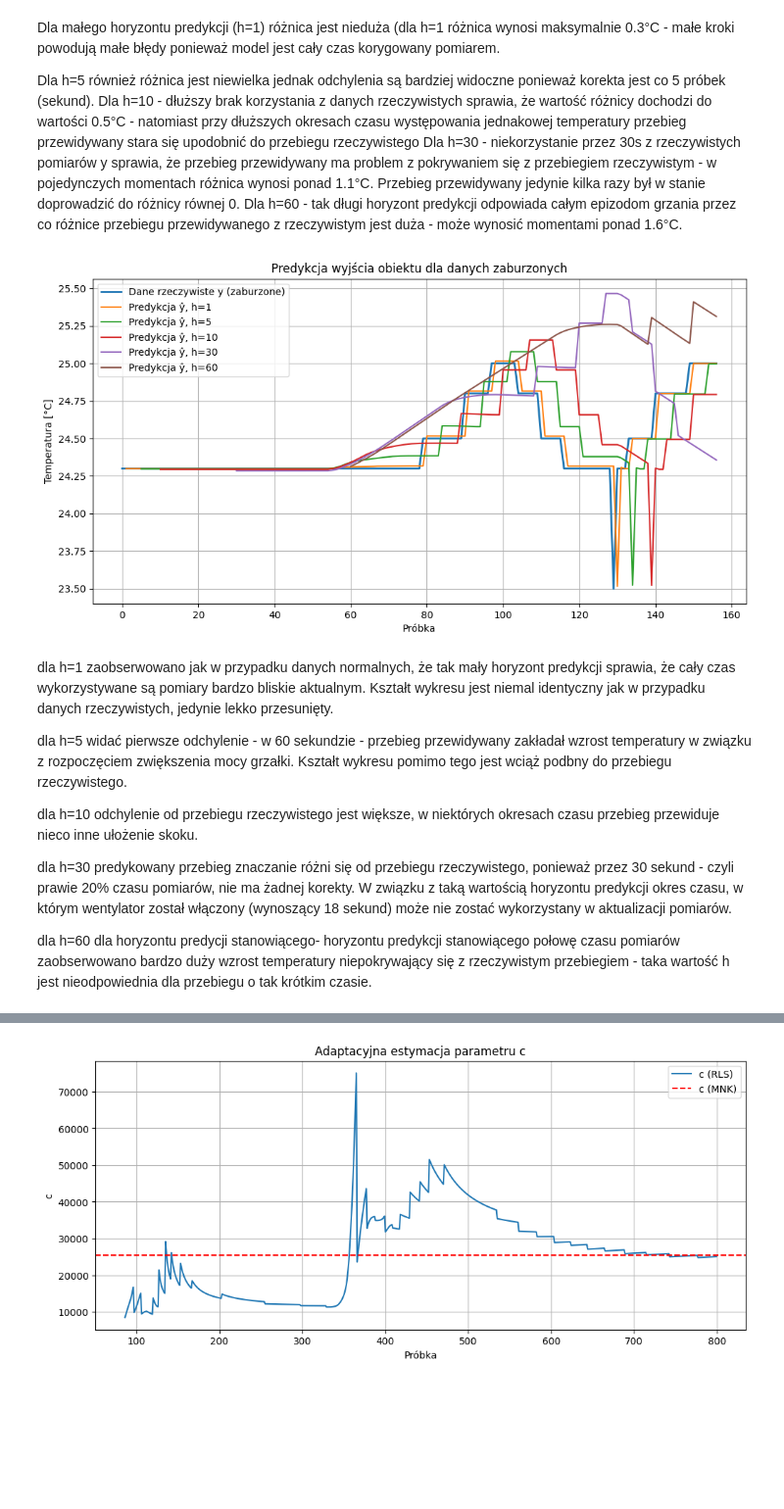
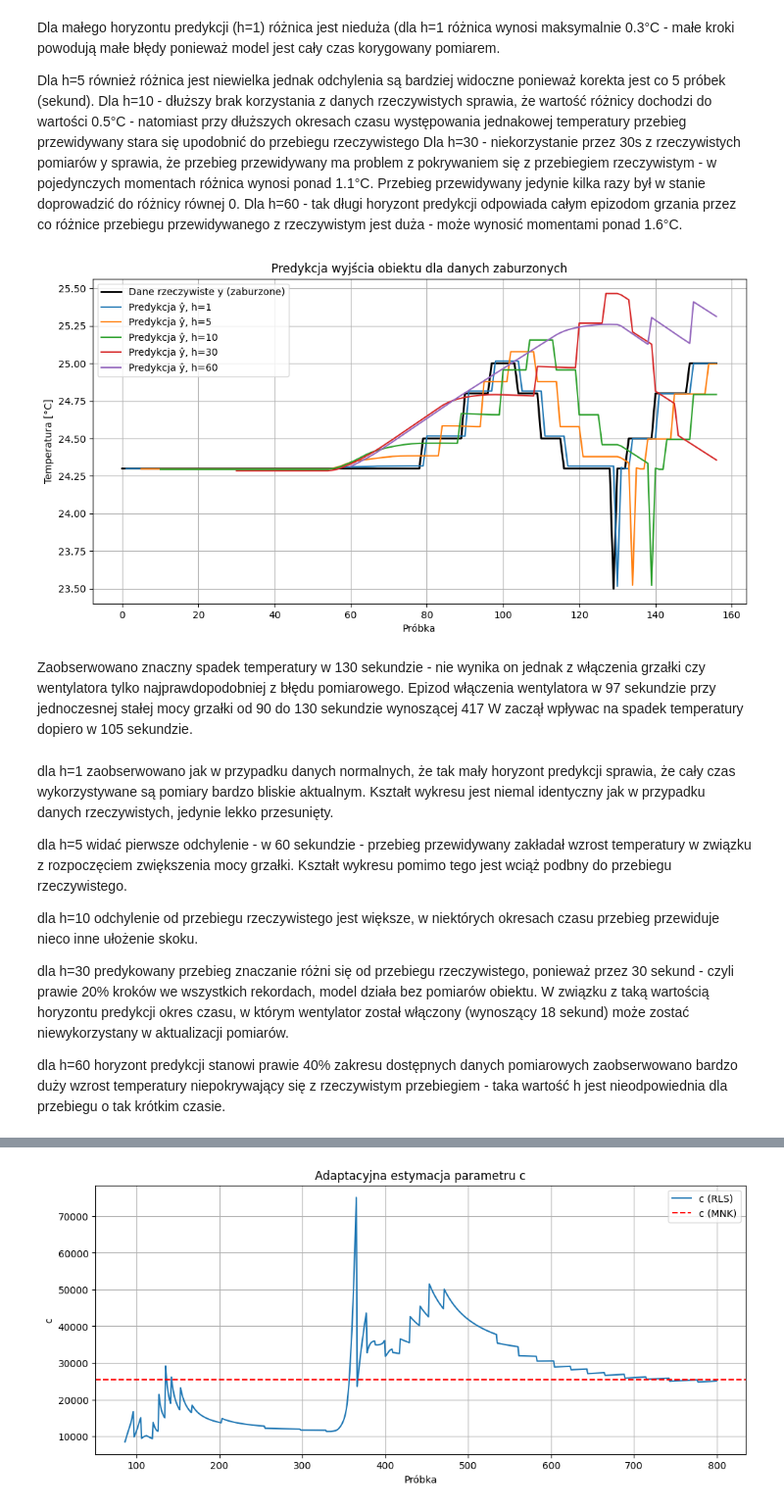
Before and after one commit to lenaskiba22/projekt_pip, a Jupyter notebook: pip_zadanie4.ipynb, the cells around one changed output, grey strips where cells are left out. Shown at 98% size. Saved outputs shown, nothing was run; the diff lists cells and outputs as text; code cells hidden in the pictures; blank space fills up the shorter version.

```diff
--- a/pip_zadanie4.ipynb
+++ b/pip_zadanie4.ipynb
@@ -152,28 +153,30 @@ Dla h=60 - tak długi horyzont predykcji odpowiada całym epizodom grzania przez
 # %%
 # Zad.2: predykcja dla danych zaburzonych - dużo mniej próbek - tylko 157 gdzie w normalnym wynosiła ponad 800
 predykcje_zaburzone = {}
 reszty_zaburzone = {}
 
 for h in horyzonty:
     y_pred_zab = oblicz_predykcje(y_zab, u_zab, z_zab, a_mnk, b_mnk, h)
     predykcje_zaburzone[h] = y_pred_zab
     reszty_zaburzone[h] = y_zab - y_pred_zab
 
 
 plt.figure(figsize=(12, 6))
-plt.plot(y_zab, label="Dane rzeczywiste y (zaburzone)", linewidth=2)
+plt.plot(y_zab, label="Dane rzeczywiste y (zaburzone)", linewidth=2, color='black')
 
 for h in horyzonty:
     plt.plot(predykcje_zaburzone[h], label=f"Predykcja ŷ, h={h}")
 
 plt.title("Predykcja wyjścia obiektu dla danych zaburzonych")
 plt.xlabel("Próbka")
 plt.ylabel("Temperatura [°C]")
 plt.legend()
 plt.grid(True)
 plt.show()
 # %% [output]
-[figure, old version]
+[figure, new version]
+# %% [markdown]
+Zaobserwowano znaczny spadek temperatury w 130 sekundzie - nie wynika on jednak z włączenia grzałki czy wentylatora tylko najprawdopodobniej z błędu pomiarowego. Epizod włączenia wentylatora w 97 sekundzie przy jednoczesnej stałej mocy grzałki od 90 do 130 sekundzie wynoszącej 417 W zaczął wpływac na spadek temperatury dopiero w 105 sekundzie.
 # %% [markdown]
 dla h=1 zaobserwowano jak w przypadku danych normalnych, że tak mały horyzont predykcji sprawia, że cały czas wykorzystywane są pomiary bardzo bliskie aktualnym. Kształt wykresu jest niemal identyczny jak w przypadku danych rzeczywistych, jedynie lekko przesunięty.
 
@@ -181,7 +184,7 @@ dla h=5 widać pierwsze odchylenie - w 60 sekundzie - przebieg przewidywany zak
 
 dla h=10 odchylenie od przebiegu rzeczywistego jest większe, w niektórych okresach czasu przebieg przewiduje nieco inne ułożenie skoku.
 
-dla h=30 predykowany przebieg znaczanie różni się od przebiegu rzeczywistego, ponieważ przez 30 sekund - czyli prawie 20% czasu pomiarów, nie ma żadnej korekty. W związku z taką wartością horyzontu predykcji okres czasu, w którym wentylator został włączony (wynoszący 18 sekund) może nie zostać wykorzystany w aktualizacji pomiarów.
+dla h=30 predykowany przebieg znaczanie różni się od przebiegu rzeczywistego, ponieważ przez 30 sekund - czyli prawie 20% kroków we wszystkich rekordach, model działa bez pomiarów obiektu. W związku z taką wartością horyzontu predykcji okres czasu, w którym wentylator został włączony (wynoszący 18 sekund) może zostać niewykorzystany w aktualizacji pomiarów.
 
-dla h=60 dla horyzontu predycji stanowiącego- horyzontu predykcji stanowiącego połowę czasu pomiarów zaobserwowano bardzo duży wzrost temperatury niepokrywający się z rzeczywistym przebiegiem - taka wartość h jest nieodpowiednia dla przebiegu o tak krótkim czasie.
+dla h=60  horyzont predykcji stanowi prawie 40% zakresu dostępnych danych pomiarowych zaobserwowano bardzo duży wzrost temperatury niepokrywający się z rzeczywistym przebiegiem - taka wartość h jest nieodpowiednia dla przebiegu o tak krótkim czasie.
 # %% [markdown]
```
Also changed, not shown: parts of 16 cells of this notebook.
